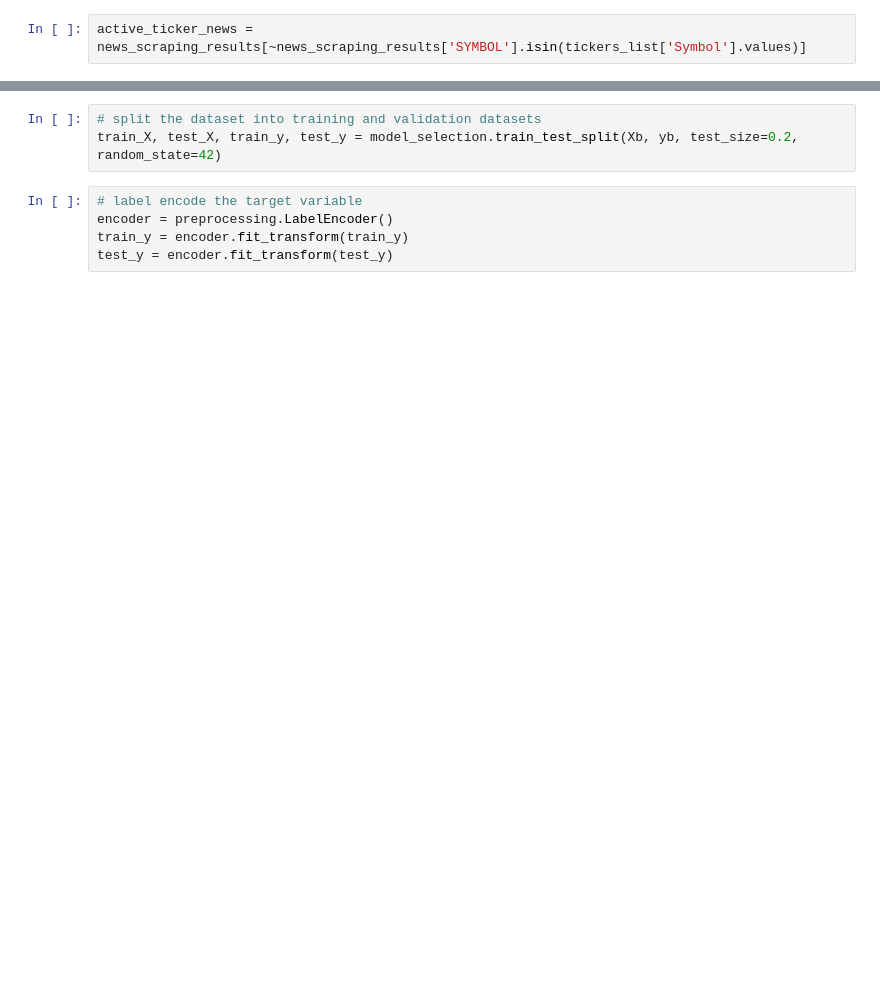
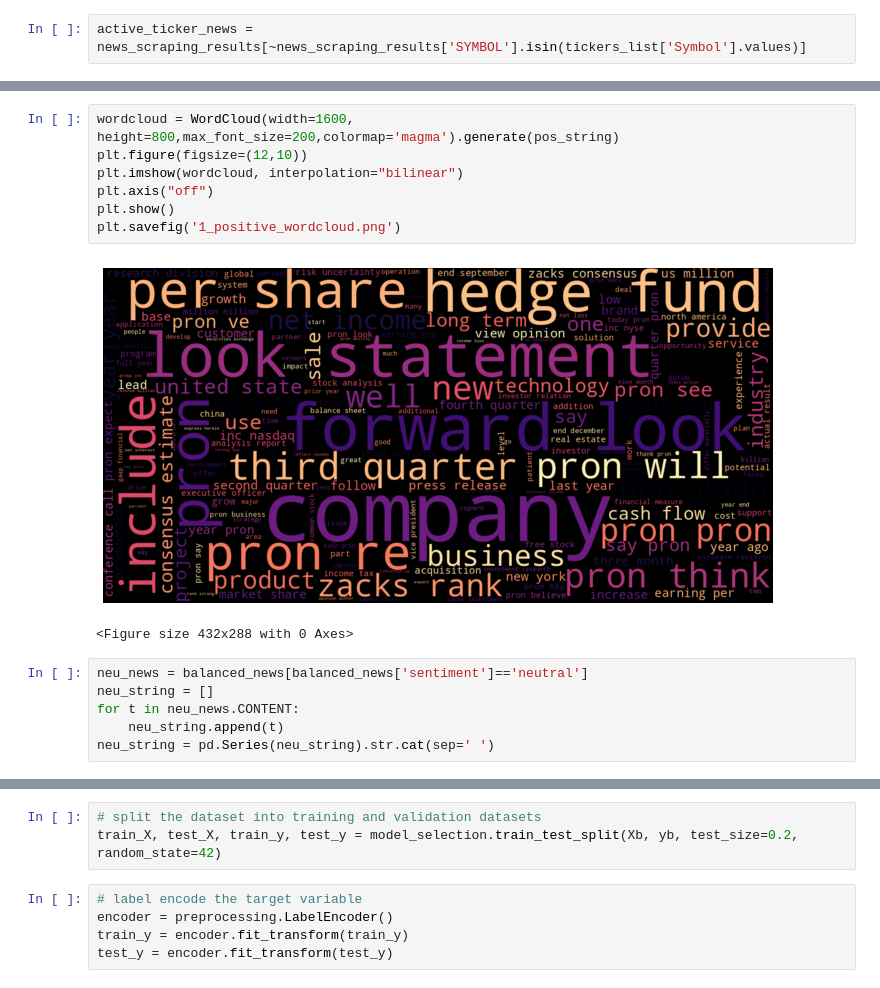
Before and after one commit to hAlbertK/Credit_Suisse_sentiment_analysis, a Jupyter notebook: NEW_text_classification.ipynb, the cells around one changed output, grey strips where cells are left out. Saved outputs shown, nothing was run; the diff lists cells and outputs as text; blank space fills up the shorter version.

```diff
--- a/NEW_text_classification.ipynb
+++ b/NEW_text_classification.ipynb
@@ -30,0 +61,16 @@ suspended_balanced_news = balanced_news.append(suspended_ticker_news.reset_index
+# %%
+wordcloud = WordCloud(width=1600, height=800,max_font_size=200,colormap='magma').generate(pos_string)
+plt.figure(figsize=(12,10))
+plt.imshow(wordcloud, interpolation="bilinear")
+plt.axis("off")
+plt.show()
+plt.savefig('1_positive_wordcloud.png')
+# %% [output]
+[figure, added]
+<Figure size 432x288 with 0 Axes>
+# %%
+neu_news = balanced_news[balanced_news['sentiment']=='neutral']
+neu_string = []
+for t in neu_news.CONTENT:
+    neu_string.append(t)
+neu_string = pd.Series(neu_string).str.cat(sep=' ')
```
Also changed, not shown: parts of 63 cells of this notebook.
